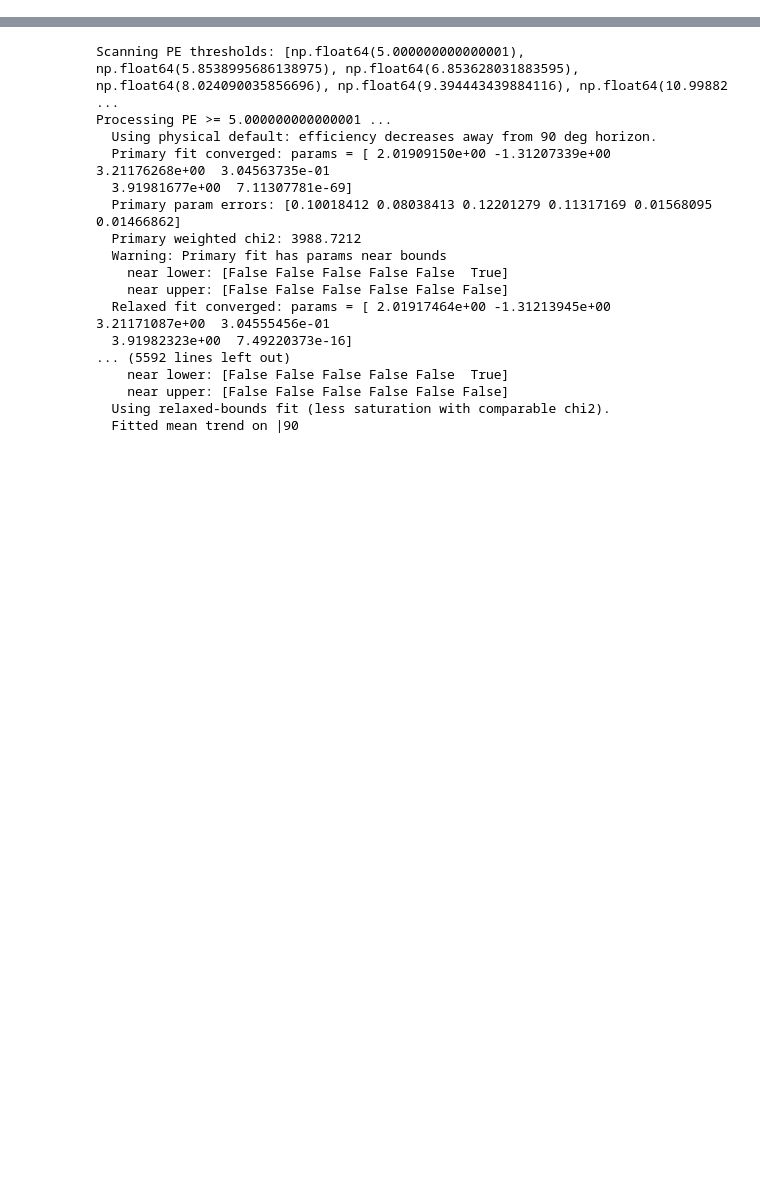
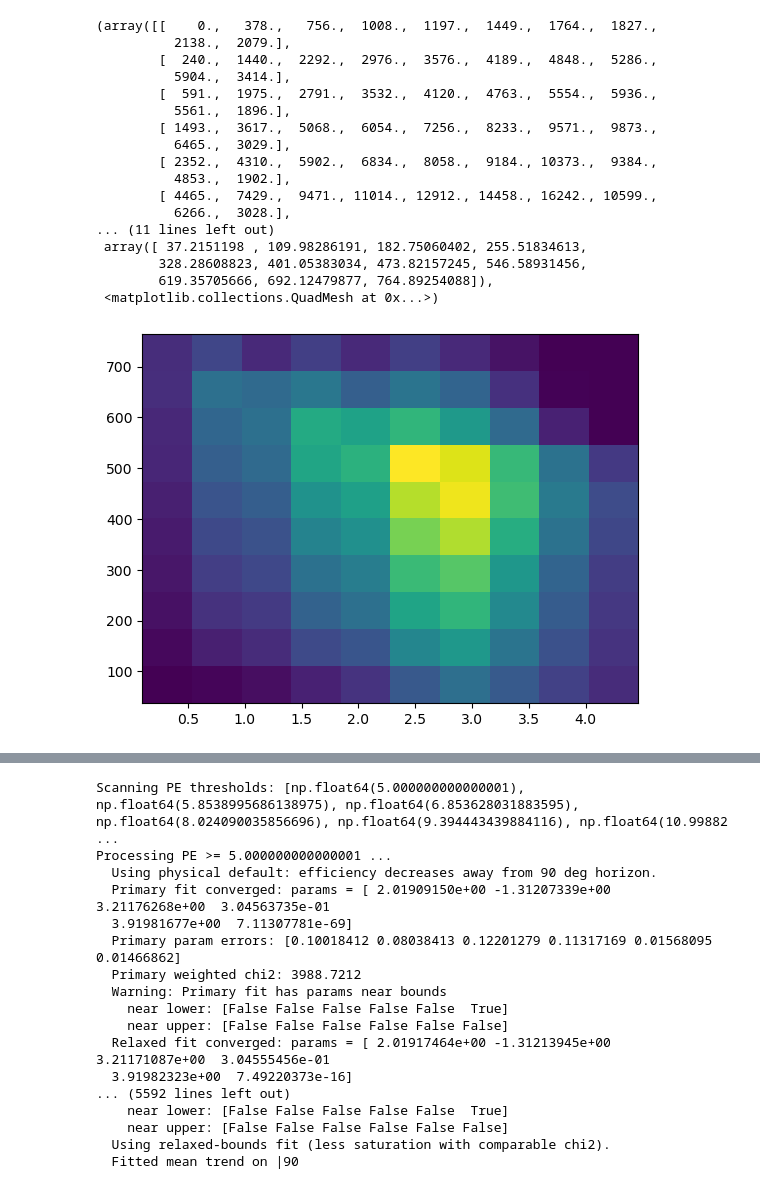
Before and after one commit to Teikiet/Muon_Trinity, a Jupyter notebook: analysis/Demonstrator_Muon_flux.ipynb, the cells around one changed output, grey strips where cells are left out. Saved outputs shown, nothing was run; the diff lists cells and outputs as text; code cells hidden in the pictures; blank space fills up the shorter version.

```diff
--- a/analysis/Demonstrator_Muon_flux.ipynb
+++ b/analysis/Demonstrator_Muon_flux.ipynb
@@ -1,3 +162,26 @@
+# %%
+index = Energy_GeV <=1e4
+plt.hist2d(Incidence[index], Slant[index]/1000)
+#plt.yscale("log")
+# %% [output]
+(array([[    0.,   378.,   756.,  1008.,  1197.,  1449.,  1764.,  1827.,
+          2138.,  2079.],
+        [  240.,  1440.,  2292.,  2976.,  3576.,  4189.,  4848.,  5286.,
+          5904.,  3414.],
+        [  591.,  1975.,  2791.,  3532.,  4120.,  4763.,  5554.,  5936.,
+          5561.,  1896.],
+        [ 1493.,  3617.,  5068.,  6054.,  7256.,  8233.,  9571.,  9873.,
+          6465.,  3029.],
+        [ 2352.,  4310.,  5902.,  6834.,  8058.,  9184., 10373.,  9384.,
+          4853.,  1902.],
+        [ 4465.,  7429.,  9471., 11014., 12912., 14458., 16242., 10599.,
+          6266.,  3028.],
+... (11 lines left out)
+ array([ 37.2151198 , 109.98286191, 182.75060402, 255.51834613,
+        328.28608823, 401.05383034, 473.82157245, 546.58931456,
+        619.35705666, 692.12479877, 764.89254088]),
+ <matplotlib.collections.QuadMesh at 0x...>)
+[figure, added]
 # %%
 #Analysis code for fitting trigger efficiency and zenith trend from simulation data
 import pandas as pd
```
Also changed, not shown: parts of 3 cells of this notebook, 16 other files.
